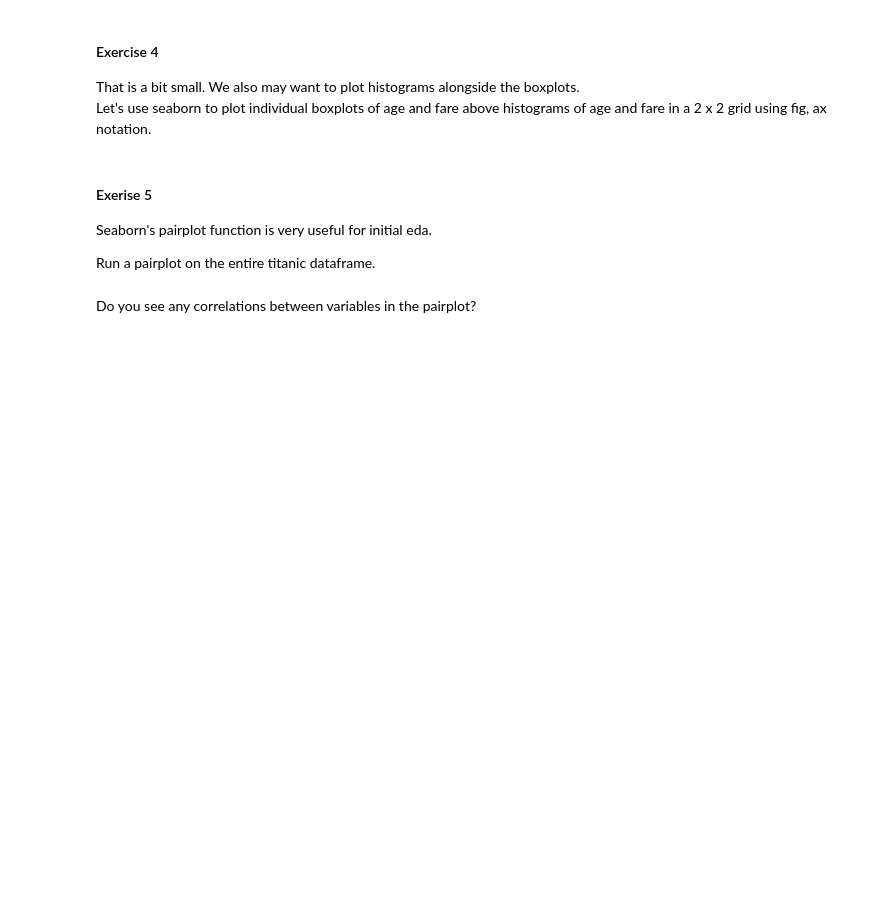
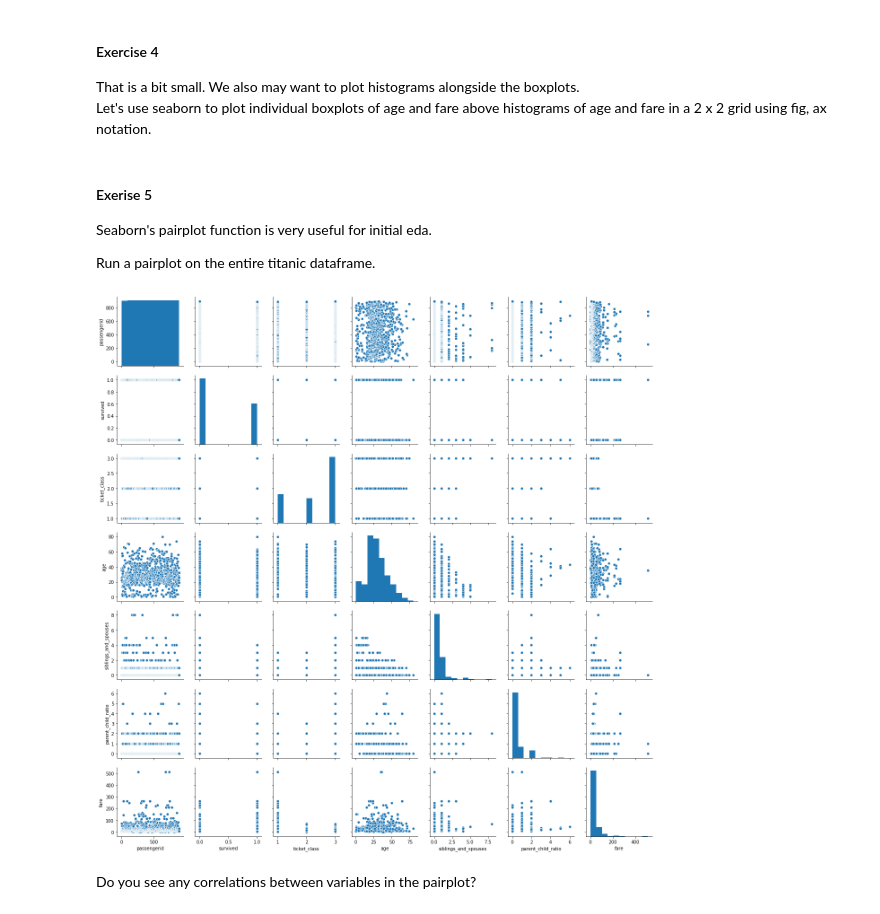
Before and after one commit to lecritch/pandas1_seattle-chicago-ds, a Jupyter notebook: pandas_intro_continued.ipynb, the cells around one changed output. Cells and saved outputs as stored; diff of their text form; code cells hidden in the pictures; blank space fills up the shorter version.

```diff
--- a/pandas_intro_continued.ipynb
+++ b/pandas_intro_continued.ipynb
@@ -258,6 +548,9 @@ Seaborn's pairplot function is very useful for initial eda.
 Run a pairplot on the entire titanic dataframe.
 # %%
 # Your code here
+sns.pairplot(df);
+# %% [output]
+[figure, added]
 # %% [markdown]
 Do you see any correlations between variables in the pairplot?
 # %% [markdown]
```
Also changed, not shown: parts of 41 cells of this notebook, 1 other file.
